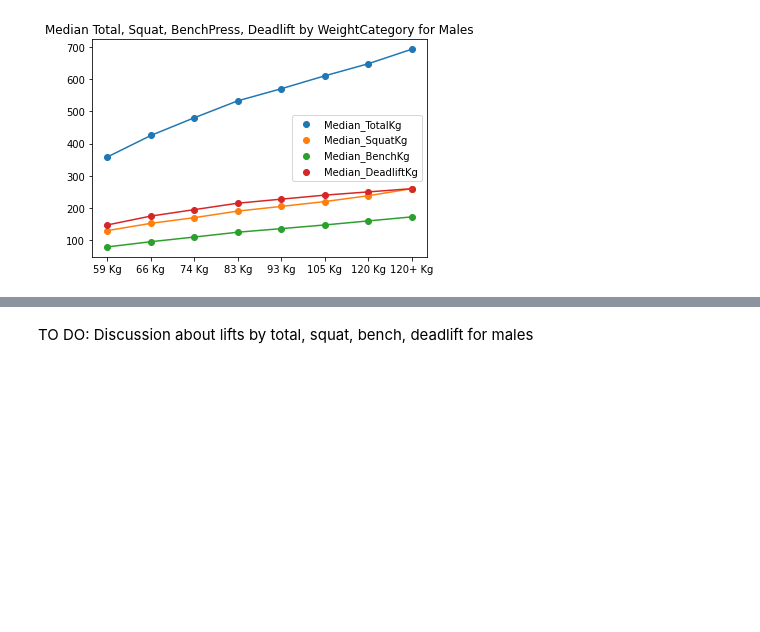
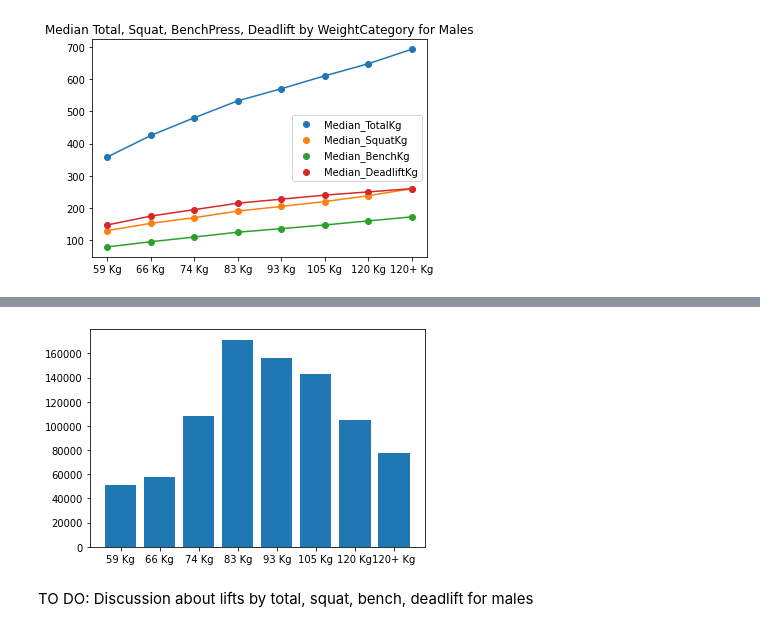
Before and after one commit to kim-jason/PowerliftingDataset, a Jupyter notebook: Powerlifting_Data_Science_Project.ipynb, the cells around one changed output, grey strips where cells are left out. Drawn from its saved outputs; the diff is of its cells as text; code cells hidden in the pictures; blank space fills up the shorter version.

Commit message:
Adding visuals

```diff
--- a/Powerlifting_Data_Science_Project.ipynb
+++ b/Powerlifting_Data_Science_Project.ipynb
@@ -976,0 +965,4 @@ dtype: int64
+# %%
+all_lifts_male_weightcategory_count = all_lifts_male.groupby(['WeightCategory'])['WeightCategory'].count().reset_index(name='Count')
+all_lifts_male_weightcategory_count = order_male_weightcategories(all_lifts_male_weightcategory_count)
+display(all_lifts_male_weightcategory_count)
@@ -977,3 +979,8 @@ dtype: int64
+# %%
+plt.bar(all_lifts_male_weightcategory_count['WeightCategory'], all_lifts_male_weightcategory_count['Count'])
+plt.show()
+# %% [output]
+[figure, added]
 # %% [markdown]
 TO DO: Discussion about lifts by total, squat, bench, deadlift for males
 # %%
```
Also changed, not shown: parts of 36 cells of this notebook.
